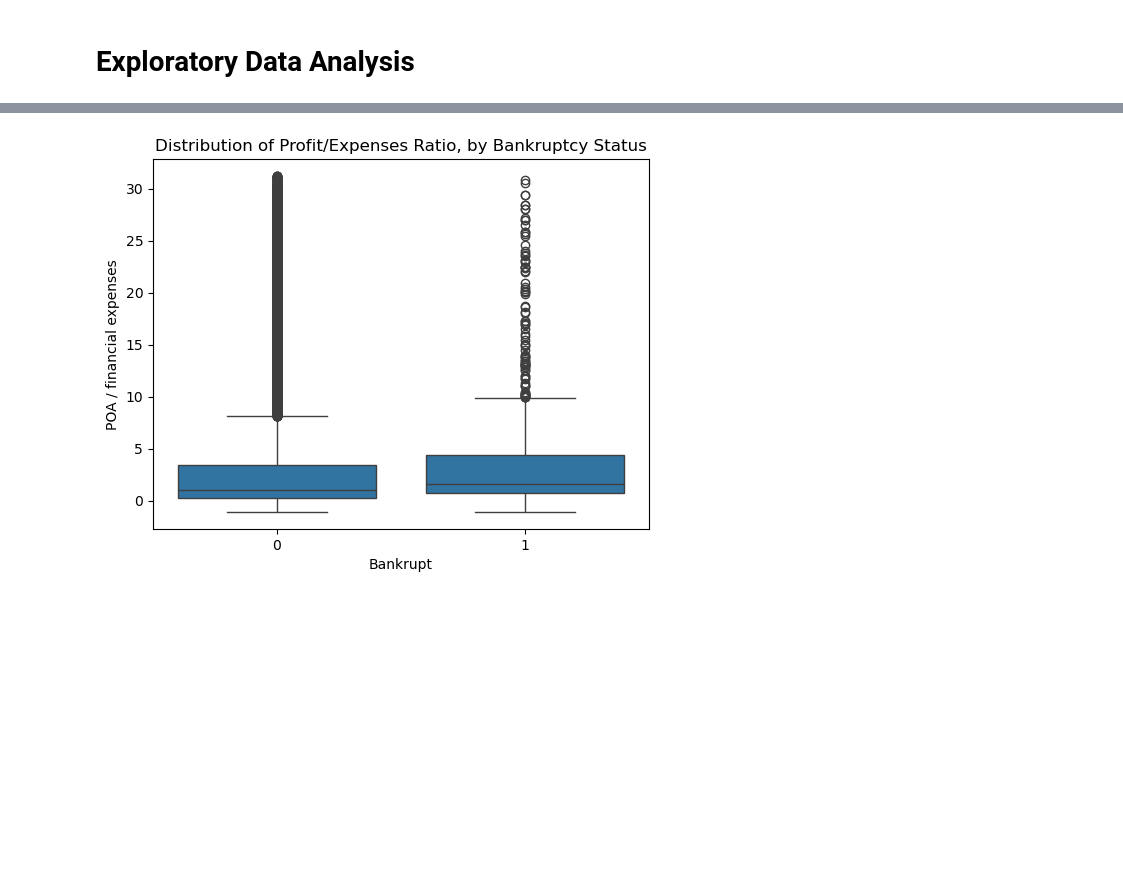
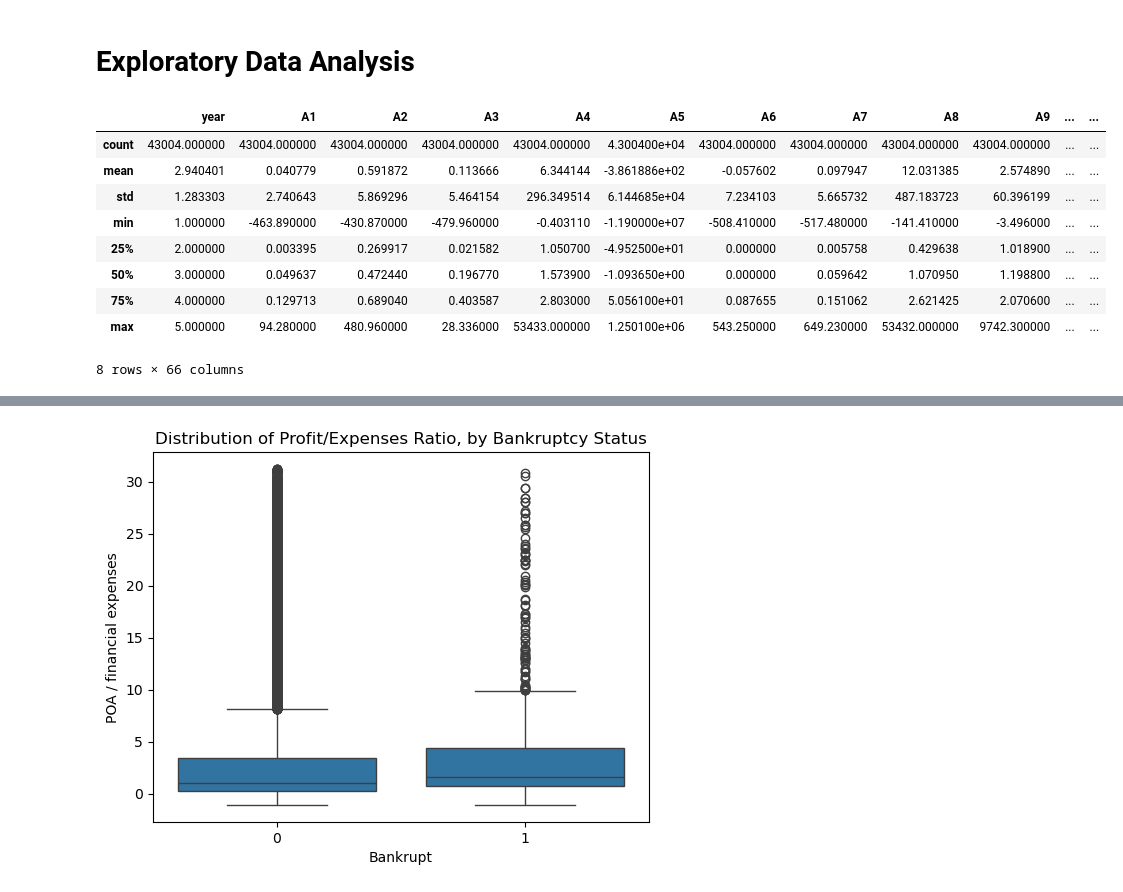
Before and after one commit to Alexpious/Bankrupt-Prediction, a Jupyter notebook: Bankrupt Prediction.ipynb, the cells around one changed output, grey strips where cells are left out. Drawn from its saved outputs; the diff is of its cells as text; code cells hidden in the pictures; blank space fills up the shorter version.

```diff
--- a/Bankrupt Prediction.ipynb
+++ b/Bankrupt Prediction.ipynb
@@ -83,3 +150,17 @@ df = df.rename(columns= {'class' : 'bankrupt'})
 # %% [markdown]
 # Exploratory Data Analysis
+# %%
+#dataframe summary statistics
+df.describe()
+# %% [output]
+|  | year | A1 | A2 | A3 | A4 | A5 | A6 | A7 | A8 | A9 | ... | ... |
+| count | 43004.000000 | 43004.000000 | 43004.000000 | 43004.000000 | 43004.000000 | 4.300400e+04 | 43004.000000 | 43004.000000 | 43004.000000 | 43004.000000 | ... | ... |
+| mean | 2.940401 | 0.040779 | 0.591872 | 0.113666 | 6.344144 | -3.861886e+02 | -0.057602 | 0.097947 | 12.031385 | 2.574890 | ... | ... |
+| std | 1.283303 | 2.740643 | 5.869296 | 5.464154 | 296.349514 | 6.144685e+04 | 7.234103 | 5.665732 | 487.183723 | 60.396199 | ... | ... |
+| min | 1.000000 | -463.890000 | -430.870000 | -479.960000 | -0.403110 | -1.190000e+07 | -508.410000 | -517.480000 | -141.410000 | -3.496000 | ... | ... |
+| 25% | 2.000000 | 0.003395 | 0.269917 | 0.021582 | 1.050700 | -4.952500e+01 | 0.000000 | 0.005758 | 0.429638 | 1.018900 | ... | ... |
+| 50% | 3.000000 | 0.049637 | 0.472440 | 0.196770 | 1.573900 | -1.093650e+00 | 0.000000 | 0.059642 | 1.070950 | 1.198800 | ... | ... |
+| 75% | 4.000000 | 0.129713 | 0.689040 | 0.403587 | 2.803000 | 5.056100e+01 | 0.087655 | 0.151062 | 2.621425 | 2.070600 | ... | ... |
+| max | 5.000000 | 94.280000 | 480.960000 | 28.336000 | 53433.000000 | 1.250100e+06 | 543.250000 | 649.230000 | 53432.000000 | 9742.300000 | ... | ... |
+8 rows × 66 columns
 # %%
```
Also changed, not shown: parts of 18 cells of this notebook.
